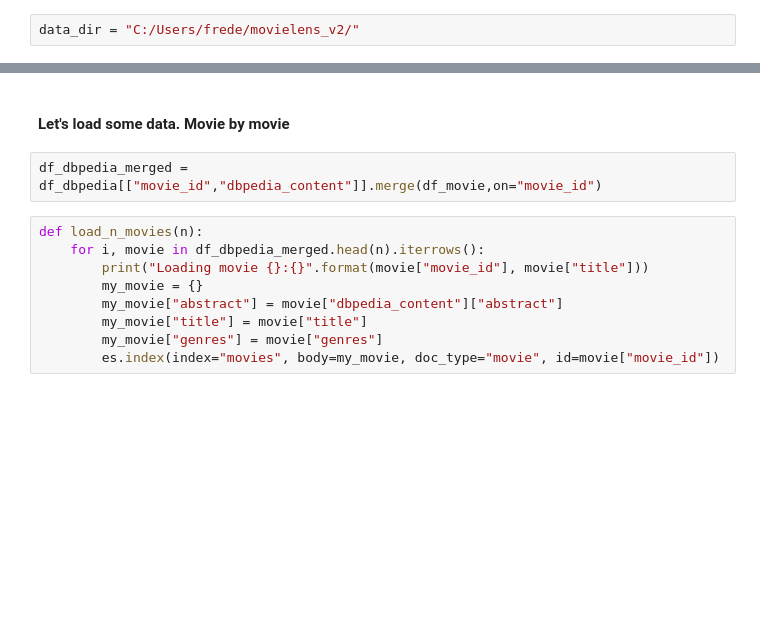
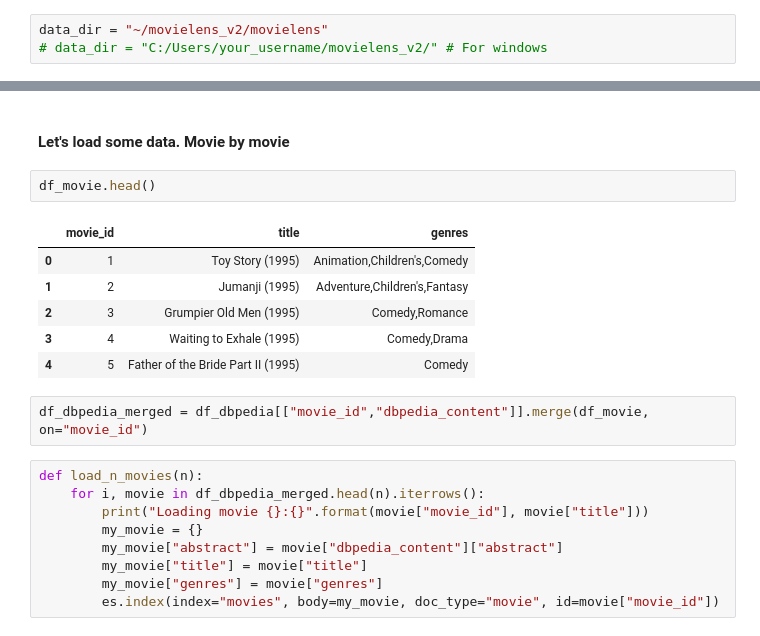
Before and after one commit to frederickayala/mds2018, a Jupyter notebook: 2_search/Elasticsearch.ipynb, the cells around one changed output, grey strips where cells are left out. Saved outputs shown, nothing was run; the diff lists cells and outputs as text; blank space fills up the shorter version.

Commit message:
Updates to the presentation, notebooks, and data

```diff
--- a/2_search/Elasticsearch.ipynb
+++ b/2_search/Elasticsearch.ipynb
@@ -4,7 +4,8 @@ import os
 import pandas as pd
 import elasticsearch
 # %%
-data_dir = "C:/Users/frede/movielens_v2/"
+data_dir = "~/movielens_v2/movielens"
+# data_dir = "C:/Users/your_username/movielens_v2/" # For windows
 # %% [markdown]
 #### Load the Movielens Dataset
 # %%
@@ -45,8 +46,17 @@ if es.indices.exists("movies"):
     es.indices.delete("movies")
 # %% [markdown]
 #### Let's load some data. Movie by movie
+# %%
+df_movie.head()
+# %% [output]
+|  | movie_id | title | genres |
+| 0 | 1 | Toy Story (1995) | Animation,Children's,Comedy |
+| 1 | 2 | Jumanji (1995) | Adventure,Children's,Fantasy |
+| 2 | 3 | Grumpier Old Men (1995) | Comedy,Romance |
+| 3 | 4 | Waiting to Exhale (1995) | Comedy,Drama |
+| 4 | 5 | Father of the Bride Part II (1995) | Comedy |
 # %%
-df_dbpedia_merged = df_dbpedia[["movie_id","dbpedia_content"]].merge(df_movie,on="movie_id")
+df_dbpedia_merged = df_dbpedia[["movie_id","dbpedia_content"]].merge(df_movie, on="movie_id")
 # %%
 def load_n_movies(n):
     for i, movie in df_dbpedia_merged.head(n).iterrows():
```
Also changed, not shown: parts of 12 cells of this notebook, 4 other files.
